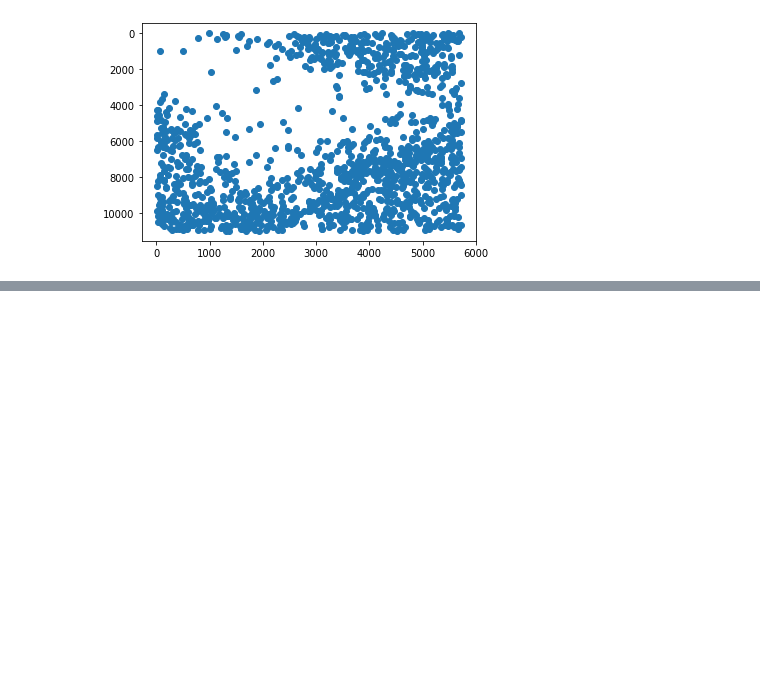
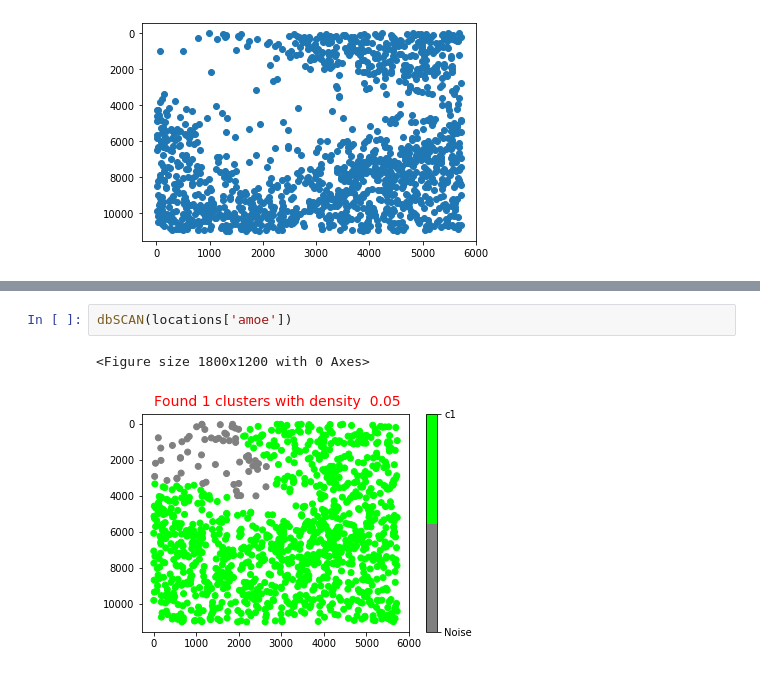
Before and after one commit to bsu233/microglia_MACH, a Jupyter notebook: binaryImageAnalysis.ipynb, the cells around one changed output, grey strips where cells are left out. Drawn from its saved outputs; the diff is of its cells as text; blank space fills up the shorter version.

```diff
--- a/binaryImageAnalysis.ipynb
+++ b/binaryImageAnalysis.ipynb
@@ -60,0 +110,5 @@ drawLocations(locations['rod'])
+# %%
+dbSCAN(locations['amoe'])
+# %% [output]
+<Figure size 1800x1200 with 0 Axes>
+[figure, added]
```
Also changed, not shown: parts of 13 cells of this notebook, 2 other files.
